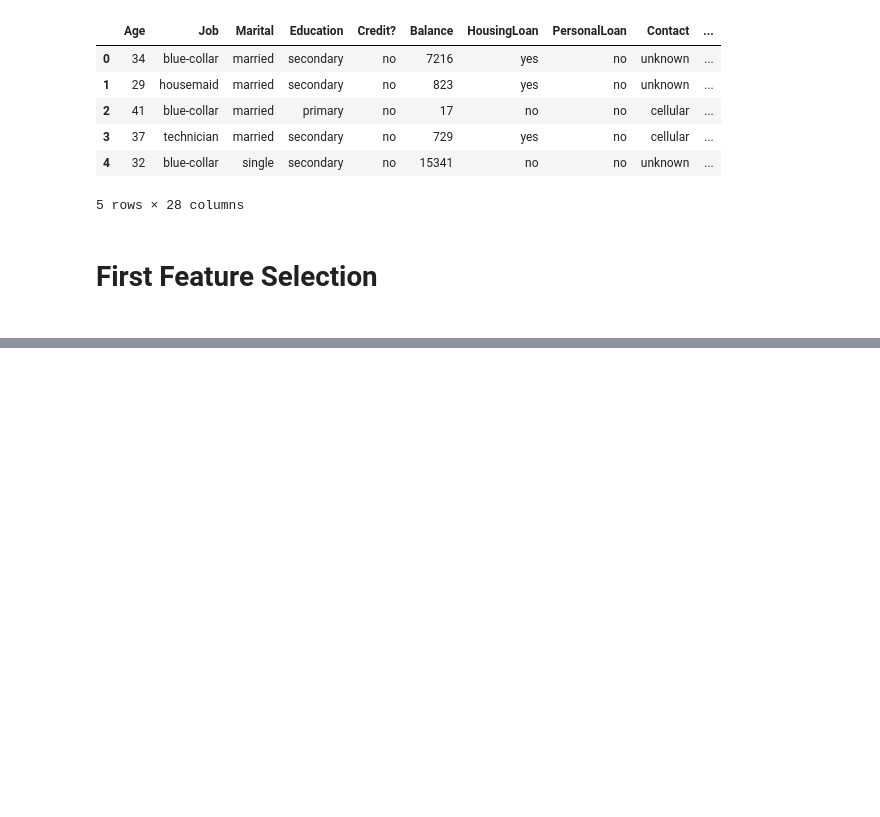
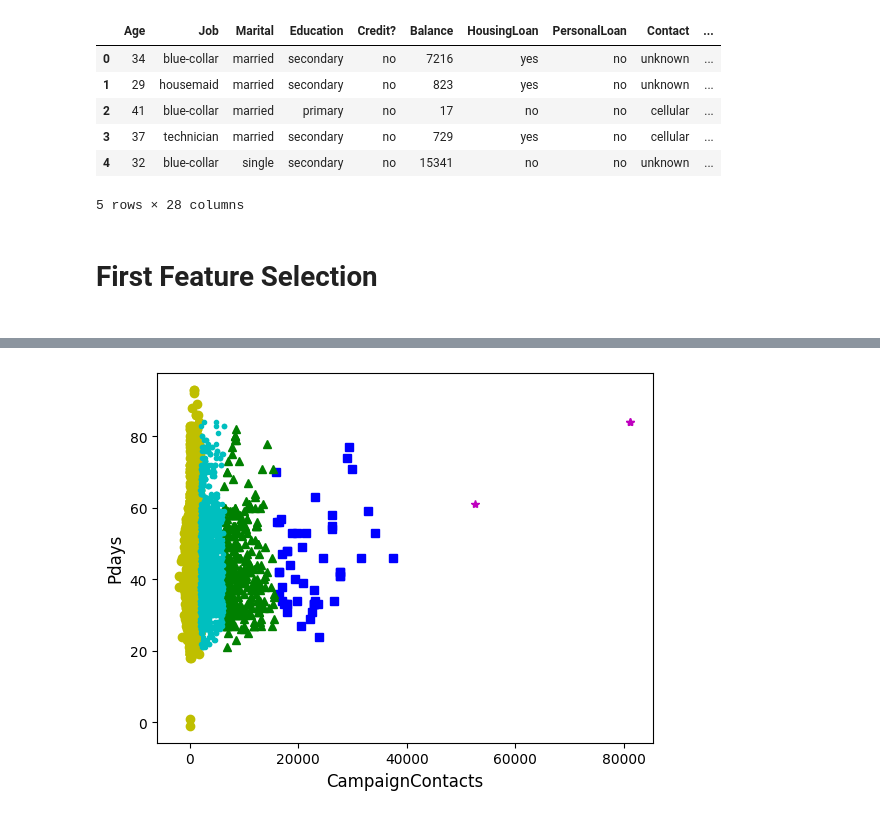
Before and after one commit to thaladikary/ml-assignment-1, a Jupyter notebook: Assignment1.ipynb, the cells around one changed output, grey strips where cells are left out. Drawn from its saved outputs; the diff is of its cells as text; code cells hidden in the pictures; blank space fills up the shorter version.

```diff
--- a/Assignment1.ipynb
+++ b/Assignment1.ipynb
@@ -543,0 +473,16 @@ array([0, 0, 0, ..., 1, 0, 1])
+# %%
+plt.plot(X1[y_pred==0, 0], X1[y_pred==0, 1], "yo", label="Cluster 1")
+plt.plot(X1[y_pred==1, 0], X1[y_pred==1, 1], "bs", label="Cluster 2")
+plt.plot(X1[y_pred==2, 0], X1[y_pred==2, 1], "g^", label="Cluster 3")
+plt.plot(X1[y_pred==3, 0], X1[y_pred==3, 1], "m*", label="Cluster 4")
+plt.plot(X1[y_pred==4, 0], X1[y_pred==4, 1], "c.", label="Cluster 5")
+# plt.plot(X1[y_pred==5, 0], X1[y_pred==5, 1], "r>", label="Cluster 6")
+
+#plt.scatter(kmeans.cluster_centers_[:, 0], kmeans.cluster_centers_[:, 1], s=300, c='Black', marker ='o', label='Centroids')
+
+plt.xlabel("CampaignContacts", fontsize=f)
+plt.ylabel("Pdays", fontsize= )
+plt.legend(loc="upper right", fontsize=12, fancybox=True, framealpha=0.3)
+plt.show()
+# %% [output]
+[figure, added]
```
Also changed, not shown: parts of 43 cells of this notebook.
